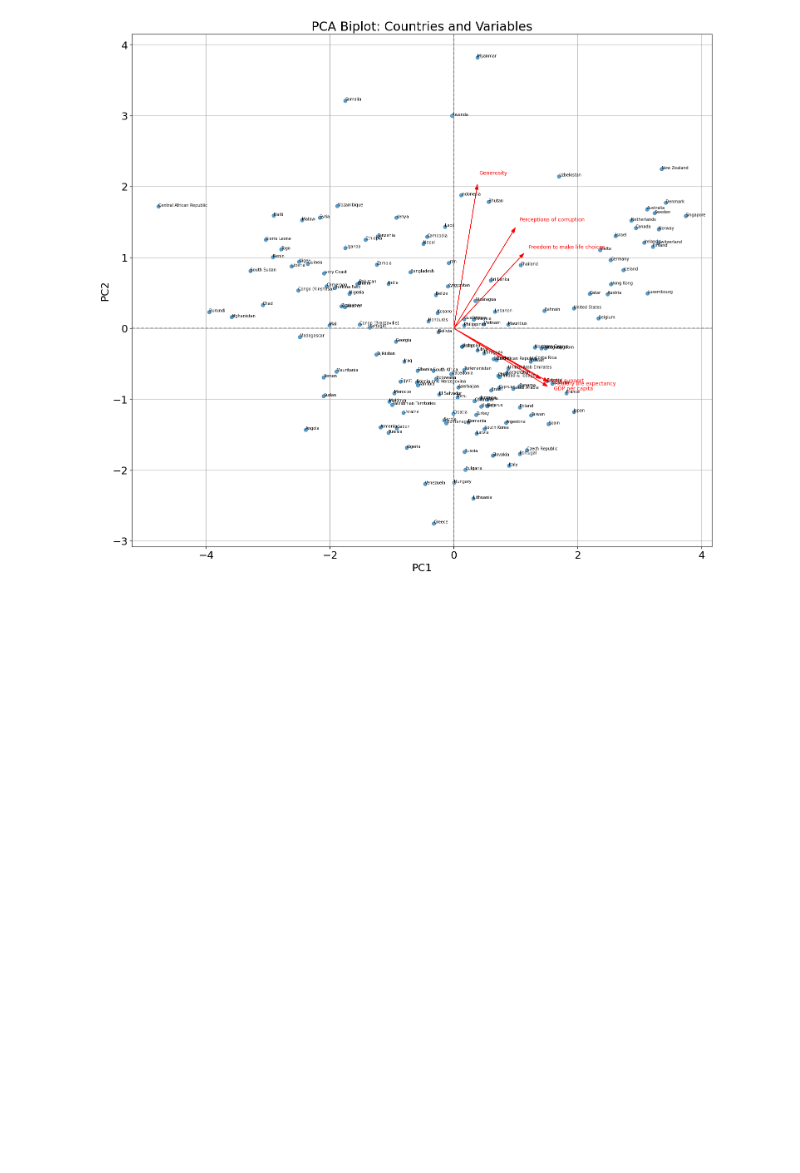
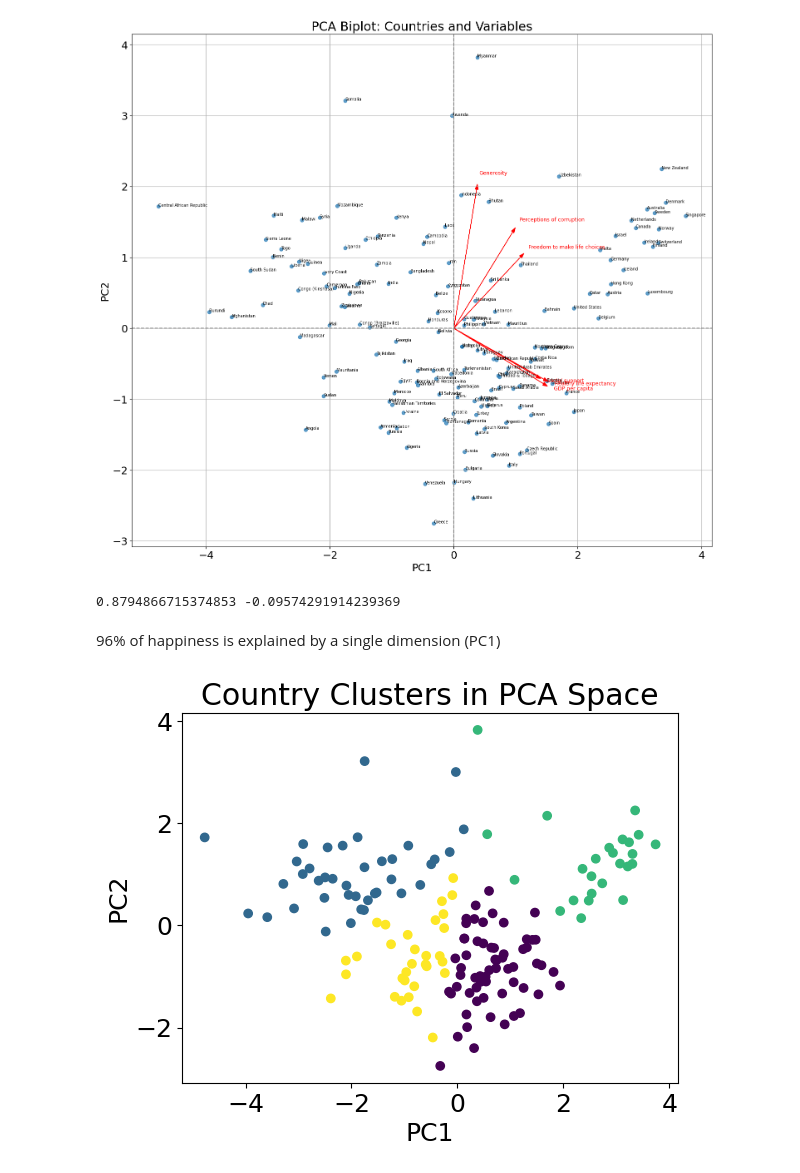
Before and after one commit to kellymegan/ASDA_2025_Group_2_Portfolio_, a Jupyter notebook: notebooks/week_10_group_2_notebook.ipynb, the cells around one changed output. Saved outputs shown, nothing was run; the diff lists cells and outputs as text; code cells hidden in the pictures; blank space fills up the shorter version.

Commit message:
Add visuals to PCA notebook

```diff
--- a/notebooks/week_10_group_2_notebook.ipynb
+++ b/notebooks/week_10_group_2_notebook.ipynb
@@ -334,3 +334,29 @@ plt.grid(True)
 plt.show()
 # %% [output]
 [figure]
+# %%
+# Is there a single dimension for happiness?
+
+corr_pc1 = np.corrcoef(scores[:, 0], df['Score'])[0, 1]
+corr_pc2 = np.corrcoef(scores[:, 1], df['Score'])[0, 1]
+
+print(corr_pc1, corr_pc2)
+# %% [output]
+0.8794866715374853 -0.09574291914239369
+# %% [markdown]
+96% of happiness is explained by a single dimension (PC1)
+# %%
+# Cluster countries
+
+from sklearn.cluster import KMeans
+
+kmeans = KMeans(n_clusters=4, random_state=0)
+clusters = kmeans.fit_predict(scores[:, :2])
+
+plt.scatter(scores[:,0], scores[:,1], c=clusters)
+plt.xlabel('PC1')
+plt.ylabel('PC2')
+plt.title('Country Clusters in PCA Space')
+plt.show()
+# %% [output]
+[figure, added]
```
Also changed, not shown: parts of 3 cells of this notebook.
